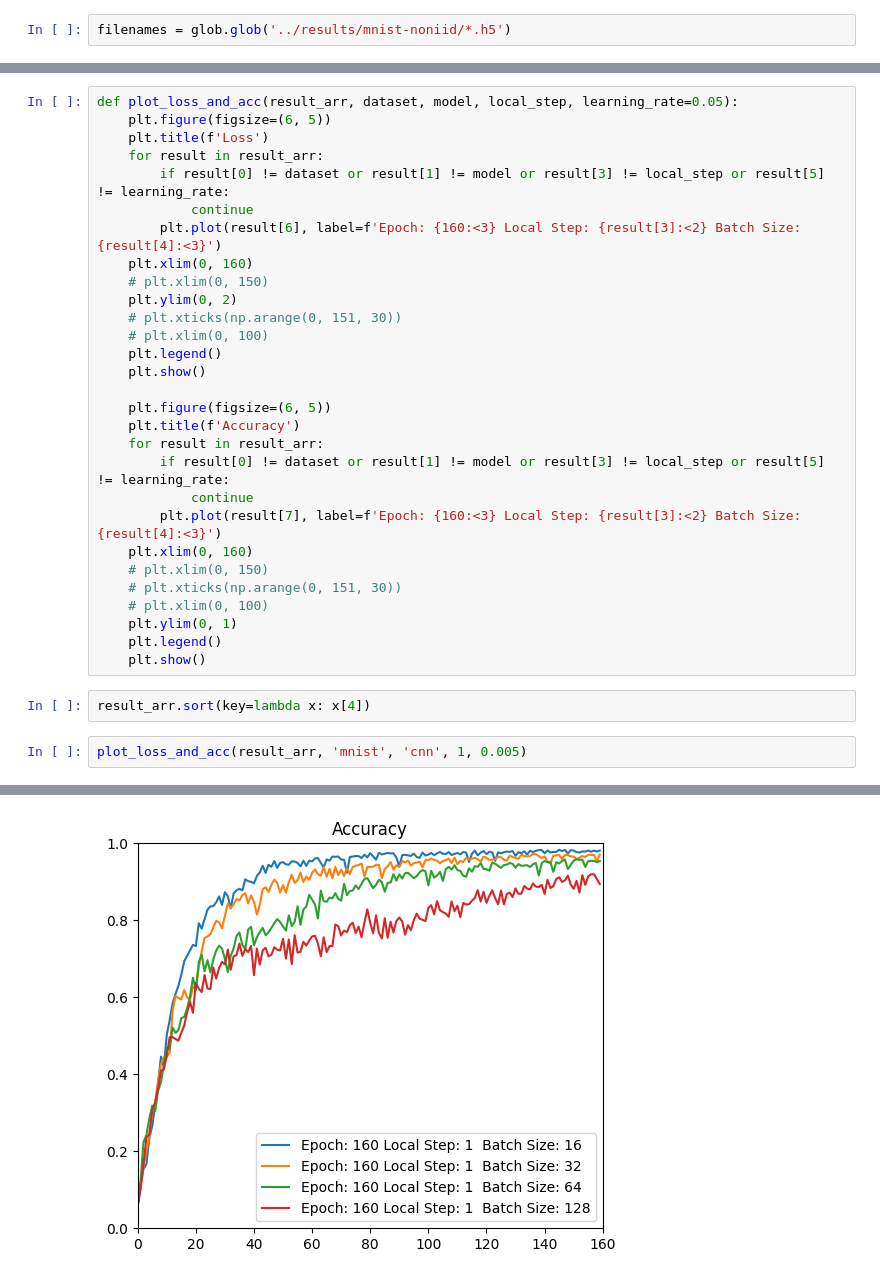
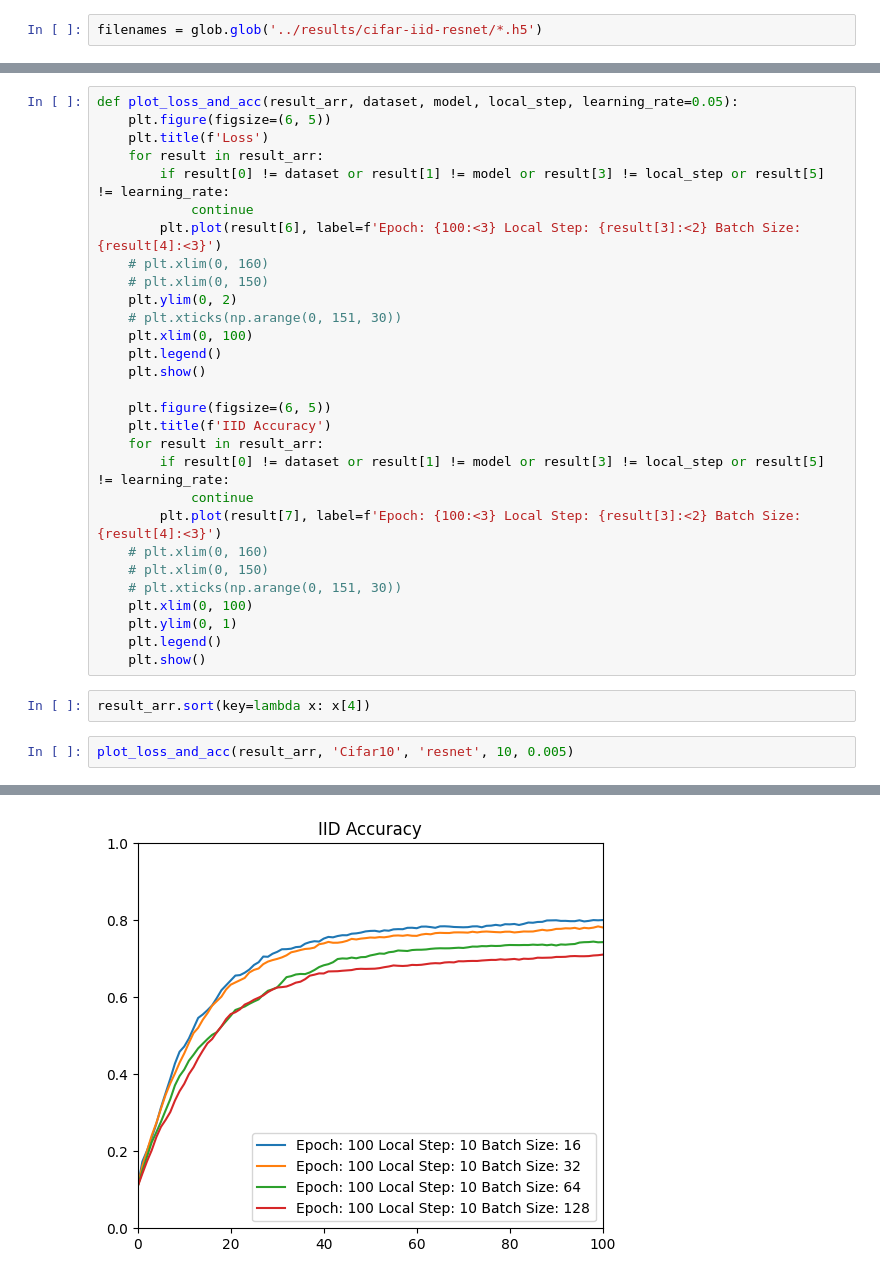
Before and after one commit to ysntrkc/PFL-Non-IID, a Jupyter notebook: utils/generate_graph.ipynb, the cells around one changed output, grey strips where cells are left out. Drawn from its saved outputs; the diff is of its cells as text.

Commit message:
some more editting on graphs

```diff
--- a/utils/generate_graph.ipynb
+++ b/utils/generate_graph.ipynb
@@ -4,7 +4,7 @@ import glob
 import numpy as np
 import matplotlib.pyplot as plt
 # %%
-filenames = glob.glob('../results/mnist-noniid/*.h5')
+filenames = glob.glob('../results/cifar-iid-resnet/*.h5')
 # %%
 def parse_filename(filename):
   filename_arr = filename.split('/')[-1][:-3].split('_')
@@ -28,30 +28,30 @@ def plot_loss_and_acc(result_arr, dataset, model, local_step, learning_rate=0.05
 	for result in result_arr:
 		if result[0] != dataset or result[1] != model or result[3] != local_step or result[5] != learning_rate:
 			continue
-		plt.plot(result[6], label=f'Epoch: {160:<3} Local Step: {result[3]:<2} Batch Size: {result[4]:<3}')
-	plt.xlim(0, 160)
+		plt.plot(result[6], label=f'Epoch: {100:<3} Local Step: {result[3]:<2} Batch Size: {result[4]:<3}')
+	# plt.xlim(0, 160)
 	# plt.xlim(0, 150)
 	plt.ylim(0, 2)
 	# plt.xticks(np.arange(0, 151, 30))
-	# plt.xlim(0, 100)
+	plt.xlim(0, 100)
 	plt.legend()
 	plt.show()
 
 	plt.figure(figsize=(6, 5))
-	plt.title(f'Accuracy')
+	plt.title(f'IID Accuracy')
 	for result in result_arr:
 		if result[0] != dataset or result[1] != model or result[3] != local_step or result[5] != learning_rate:
 			continue
-		plt.plot(result[7], label=f'Epoch: {160:<3} Local Step: {result[3]:<2} Batch Size: {result[4]:<3}')
-	plt.xlim(0, 160)
+		plt.plot(result[7], label=f'Epoch: {100:<3} Local Step: {result[3]:<2} Batch Size: {result[4]:<3}')
+	# plt.xlim(0, 160)
 	# plt.xlim(0, 150)
 	# plt.xticks(np.arange(0, 151, 30))
-	# plt.xlim(0, 100)
+	plt.xlim(0, 100)
 	plt.ylim(0, 1)
 	plt.legend()
 	plt.show()
 # %%
 result_arr.sort(key=lambda x: x[4])
 # %%
-plot_loss_and_acc(result_arr, 'mnist', 'cnn', 1, 0.005)
+plot_loss_and_acc(result_arr, 'Cifar10', 'resnet', 10, 0.005)
 # %% [output]
@@ -59 +59 @@ plot_loss_and_acc(result_arr, 'mnist', 'cnn', 1, 0.005)
-[figure, old version]
+[figure, new version]
```
Also changed, not shown: parts of 1 cell of this notebook, 4 other files.
